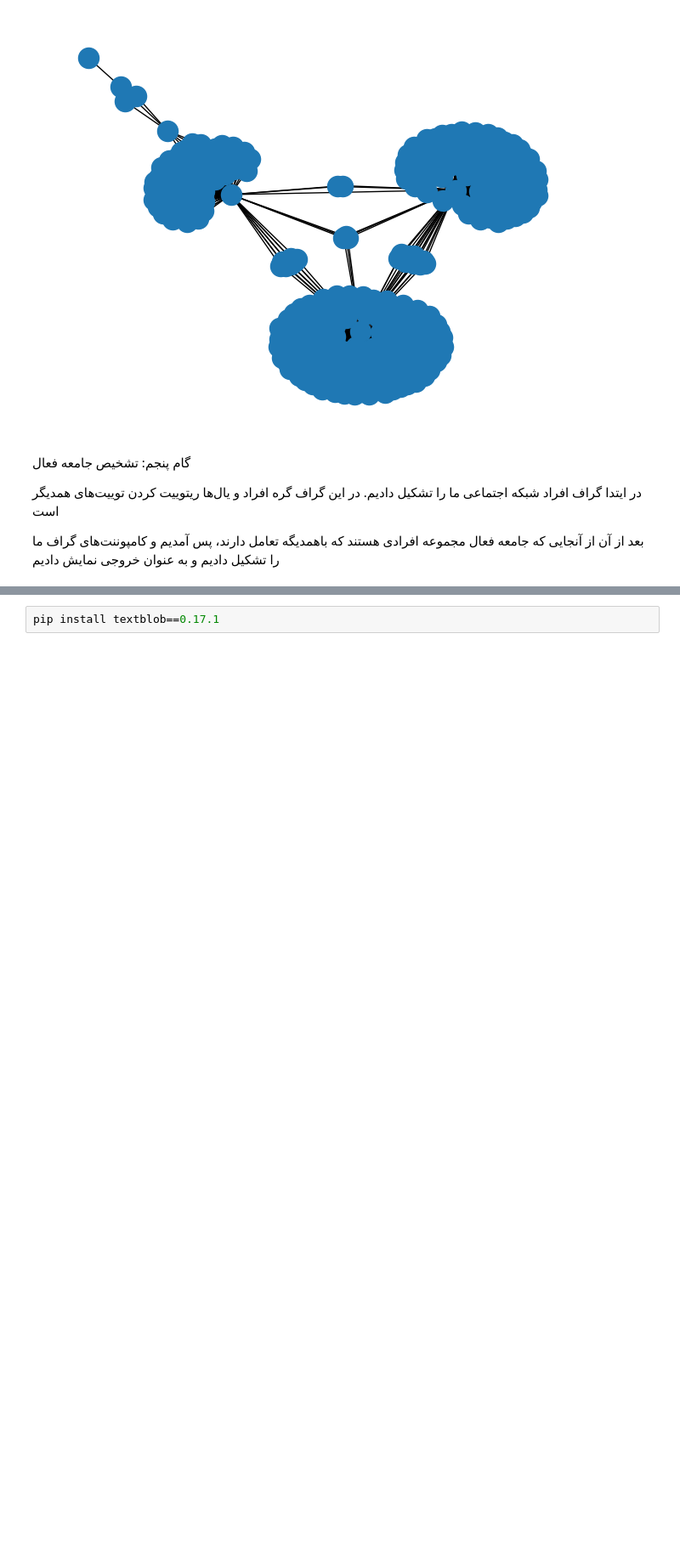
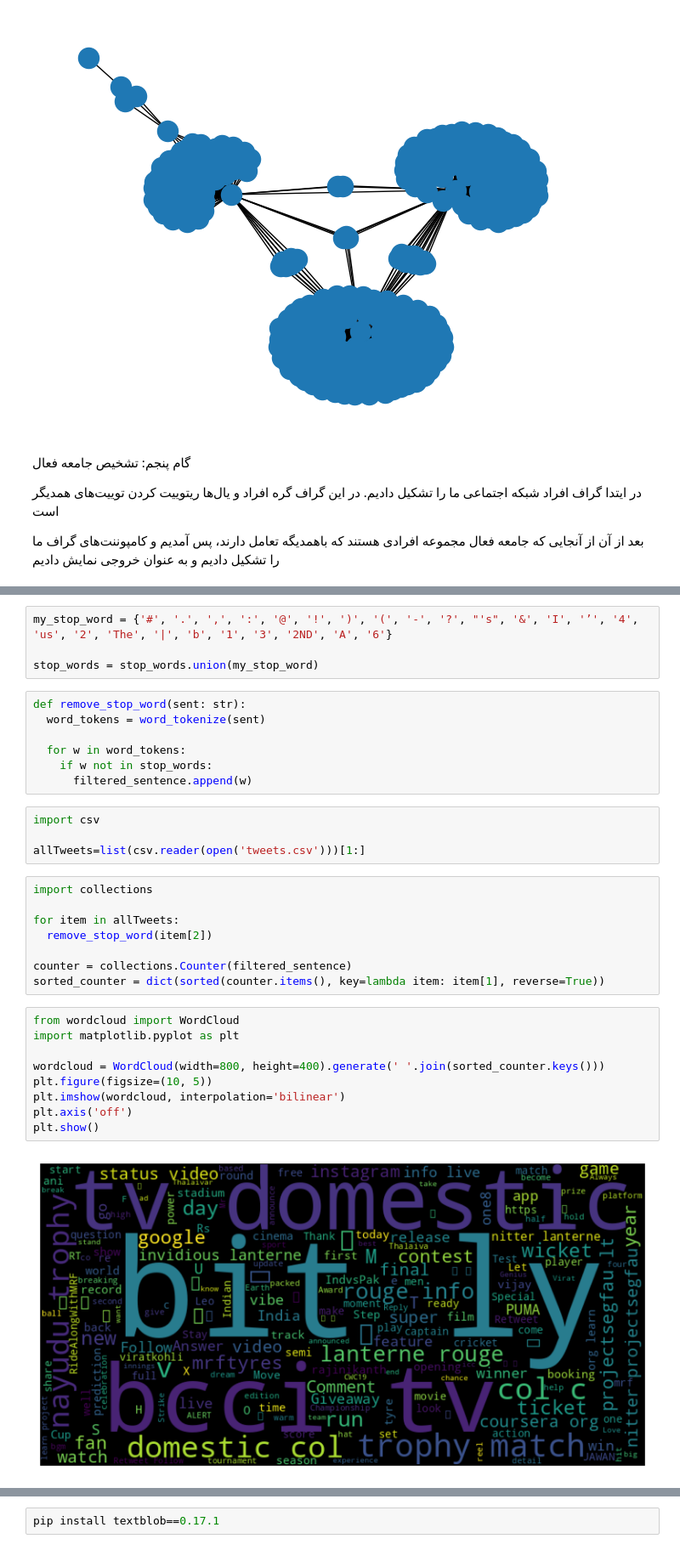
Before and after one commit to alirrah/SNUI, a Jupyter notebook: SN.ipynb, the cells around one changed output, grey strips where cells are left out. Shown at 85% size. Drawn from its saved outputs; the diff is of its cells as text; blank space fills up the shorter version.

```diff
--- a/SN.ipynb
+++ b/SN.ipynb
@@ -439,0 +460,34 @@ plt.show()
+# %%
+my_stop_word = {'#', '.', ',', ':', '@', '!', ')', '(', '-', '?', "'s", '&', 'I', '’', '4', 'us', '2', 'The', '|', 'b', '1', '3', '2ND', 'A', '6'}
+
+stop_words = stop_words.union(my_stop_word)
+# %%
+def remove_stop_word(sent: str):
+  word_tokens = word_tokenize(sent)
+
+  for w in word_tokens:
+    if w not in stop_words:
+      filtered_sentence.append(w)
+# %%
+import csv
+
+allTweets=list(csv.reader(open('tweets.csv')))[1:]
+# %%
+import collections
+
+for item in allTweets:
+  remove_stop_word(item[2])
+
+counter = collections.Counter(filtered_sentence)
+sorted_counter = dict(sorted(counter.items(), key=lambda item: item[1], reverse=True))
+# %%
+from wordcloud import WordCloud
+import matplotlib.pyplot as plt
+
+wordcloud = WordCloud(width=800, height=400).generate(' '.join(sorted_counter.keys()))
+plt.figure(figsize=(10, 5))
+plt.imshow(wordcloud, interpolation='bilinear')
+plt.axis('off')
+plt.show()
+# %% [output]
+[figure, added]
```
Also changed, not shown: parts of 21 cells of this notebook.
